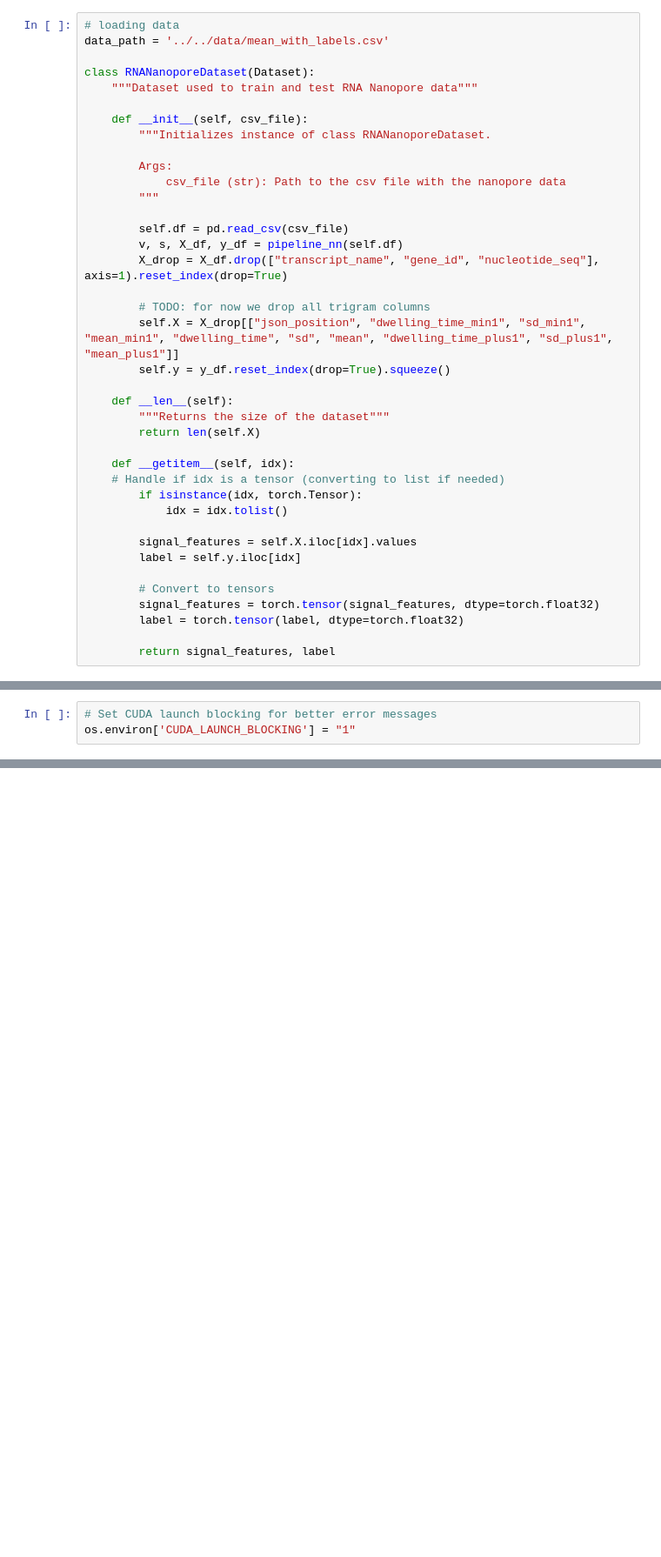
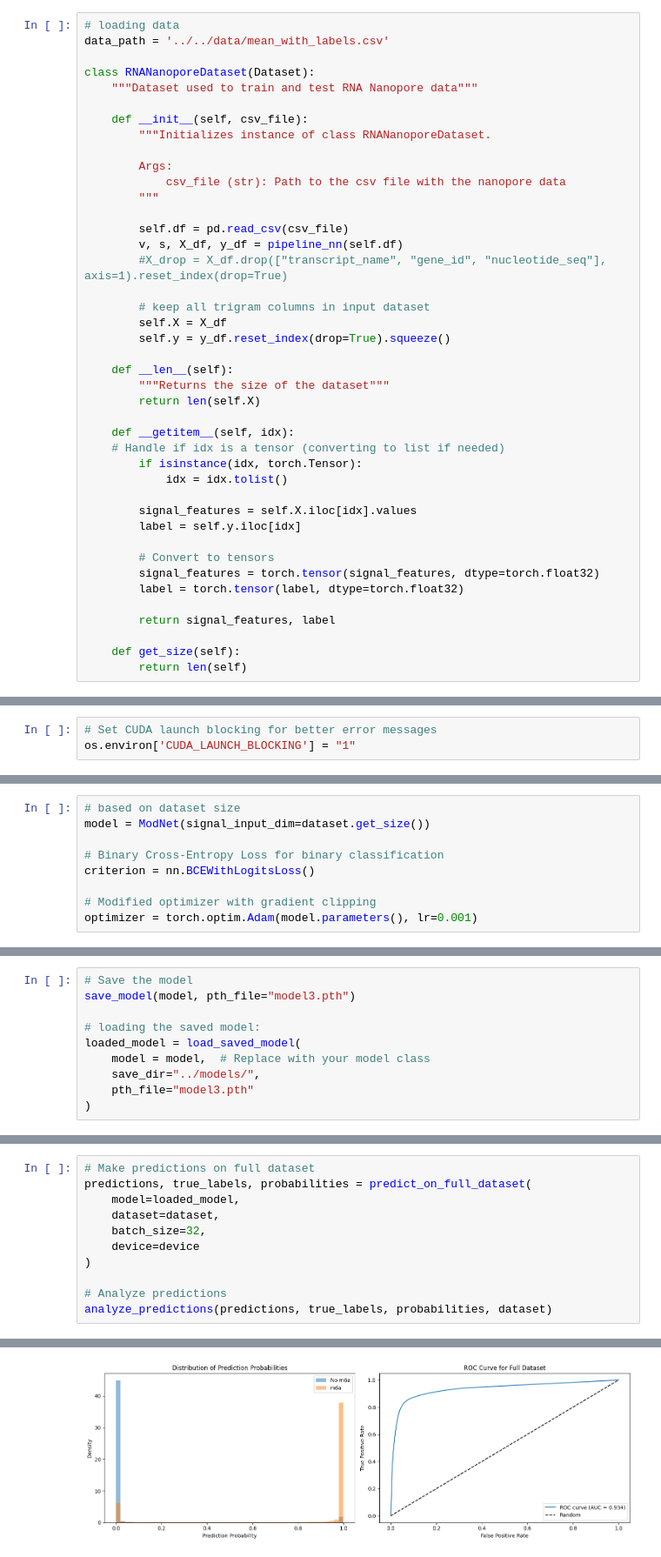
Before and after one commit to OYL02/helix4262, a Jupyter notebook: notebooks/neuralnetwork.ipynb, the cells around one changed output, grey strips where cells are left out. Shown at 87% size. Drawn from its saved outputs; the diff is of its cells as text; blank space fills up the shorter version.

Commit message:
added neural network model for testing predictions

```diff
--- a/notebooks/neuralnetwork.ipynb
+++ b/notebooks/neuralnetwork.ipynb
@@ -54,10 +56,10 @@ class RNANanoporeDataset(Dataset):
 
         self.df = pd.read_csv(csv_file)
         v, s, X_df, y_df = pipeline_nn(self.df)
-        X_drop = X_df.drop(["transcript_name", "gene_id", "nucleotide_seq"], axis=1).reset_index(drop=True)
+        #X_drop = X_df.drop(["transcript_name", "gene_id", "nucleotide_seq"], axis=1).reset_index(drop=True)
 
-        # TODO: for now we drop all trigram columns
-        self.X = X_drop[["json_position", "dwelling_time_min1", "sd_min1", "mean_min1", "dwelling_time", "sd", "mean", "dwelling_time_plus1", "sd_plus1", "mean_plus1"]]
+        # keep all trigram columns in input dataset
+        self.X = X_df
         self.y = y_df.reset_index(drop=True).squeeze()
 
     def __len__(self):
@@ -77,4 +79,7 @@ class RNANanoporeDataset(Dataset):
         label = torch.tensor(label, dtype=torch.float32)
 
         return signal_features, label
+
+    def get_size(self):
+        return len(self)
 # %%
@@ -143,3 +124,12 @@ criterion = nn.BCEWithLogitsLoss()  # Binary Cross-Entropy Loss for binary class
+# %%
+# based on dataset size
+model = ModNet(signal_input_dim=dataset.get_size())
+
+# Binary Cross-Entropy Loss for binary classification
+criterion = nn.BCEWithLogitsLoss()
+
+# Modified optimizer with gradient clipping
+optimizer = torch.optim.Adam(model.parameters(), lr=0.001)
 # %%
 def train_model_with_checks(model, trainloader, criterion, optimizer, num_epochs=10, clip_value=1.0):
     """
@@ -292,0 +314,10 @@ Test Loss: 0.5807, ROC-AUC: 0.9303, PR-AUC: 0.9249
+# %%
+# Save the model
+save_model(model, pth_file="model3.pth")
+
+# loading the saved model:
+loaded_model = load_saved_model(
+    model = model,  # Replace with your model class
+    save_dir="../models/",
+    pth_file="model3.pth"
+)
@@ -292,0 +442,12 @@ Test Loss: 0.5807, ROC-AUC: 0.9303, PR-AUC: 0.9249
+# %%
+# Make predictions on full dataset
+predictions, true_labels, probabilities = predict_on_full_dataset(
+    model=loaded_model,
+    dataset=dataset,
+    batch_size=32,
+    device=device
+)
+
+# Analyze predictions
+analyze_predictions(predictions, true_labels, probabilities, dataset)
+# %% [output]
@@ -292,0 +460 @@ Test Loss: 0.5807, ROC-AUC: 0.9303, PR-AUC: 0.9249
+[figure, added]
```
Also changed, not shown: parts of 11 cells of this notebook, 1 other file.
